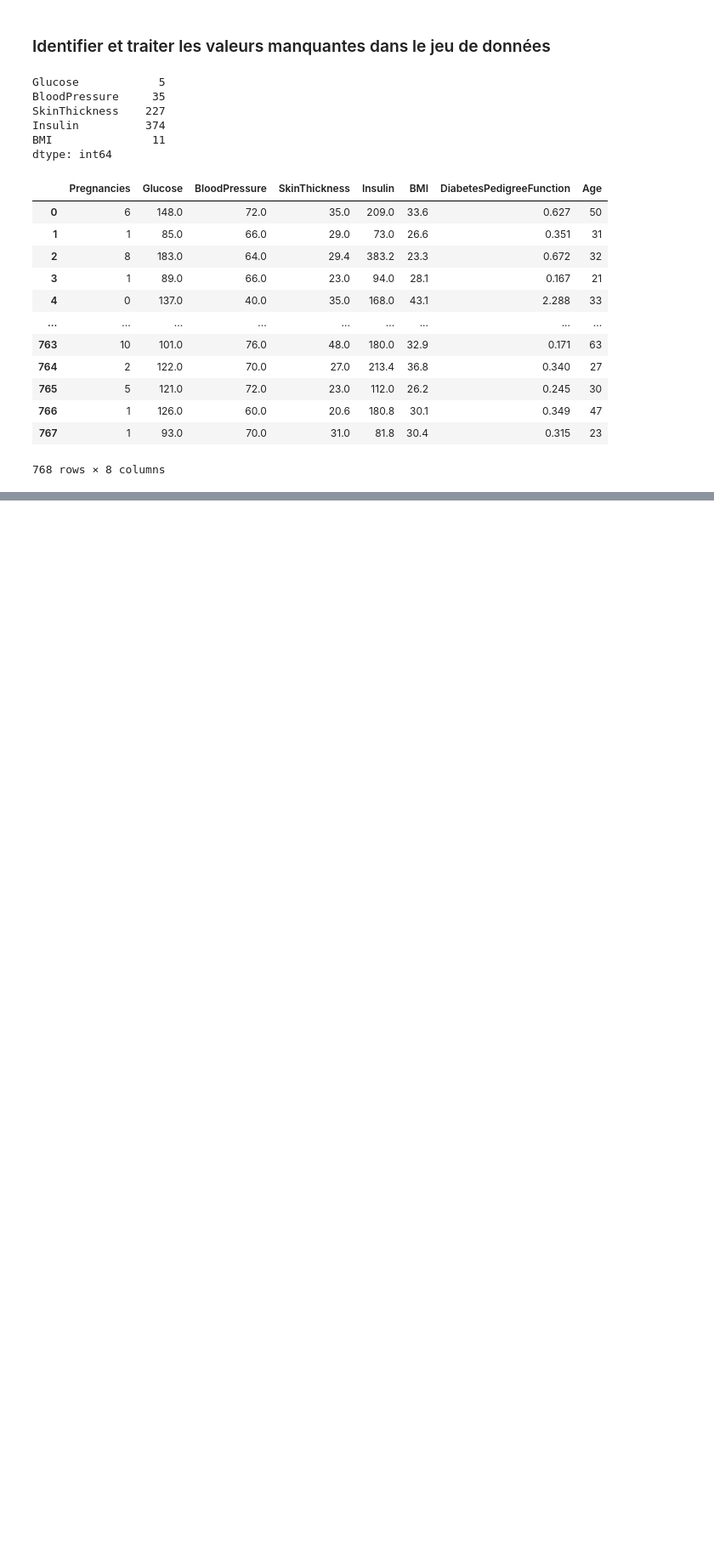
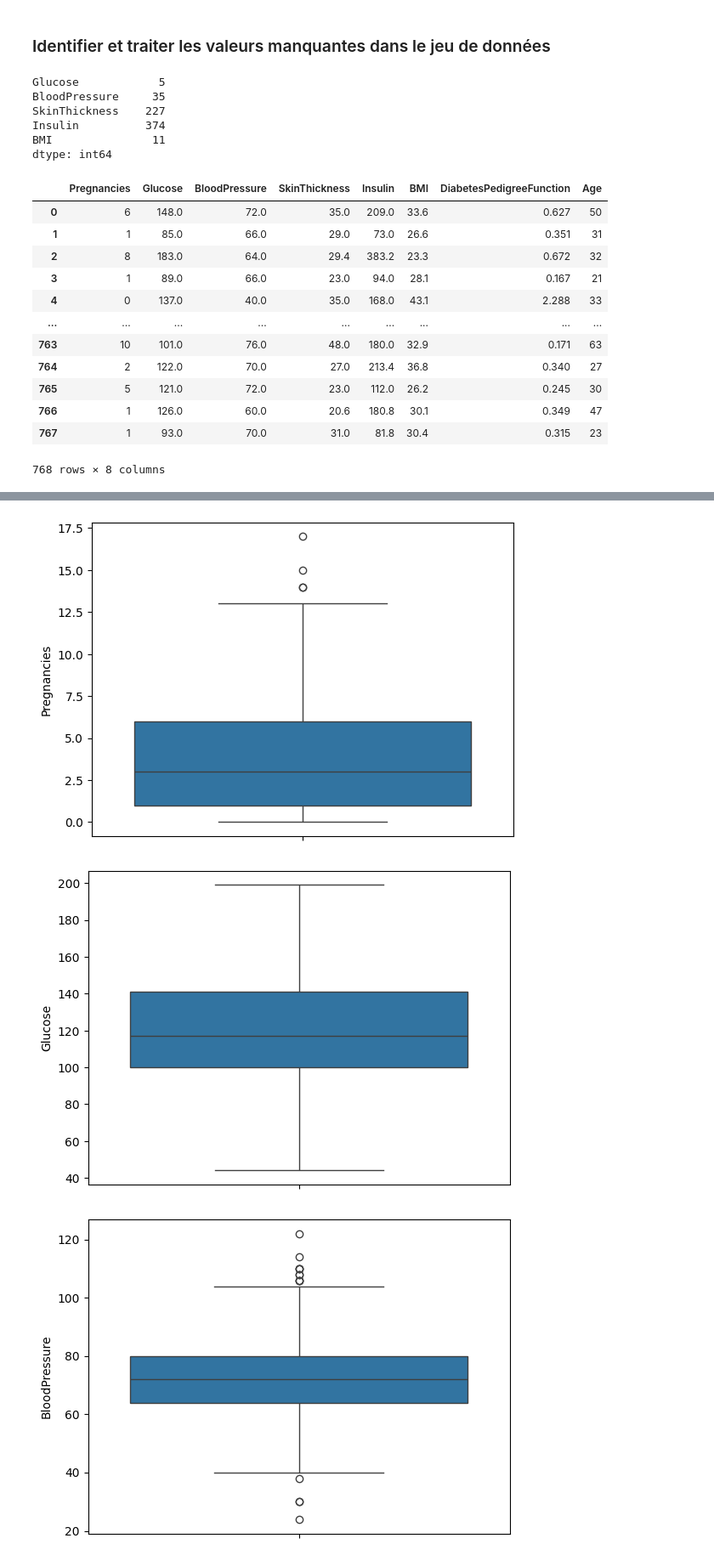
Before and after one commit to elmhmmd/Analyse-et-Pr-diction-du-Risque-de-Diab-te, a Jupyter notebook: Diabetes.ipynb, the cells around one changed output, grey strips where cells are left out. Shown at 85% size. Cells and saved outputs as stored; diff of their text form; code cells hidden in the pictures; blank space fills up the shorter version.

```diff
--- a/Diabetes.ipynb
+++ b/Diabetes.ipynb
@@ -153,0 +156,21 @@ df
+# %%
+sns.boxplot(y=df['Pregnancies'])
+plt.show()
+sns.boxplot(y=df['Glucose'])
+plt.show()
+sns.boxplot(y=df['BloodPressure'])
+plt.show()
+sns.boxplot(y=df['SkinThickness'])
+plt.show()
+sns.boxplot(y=df['Insulin'])
+plt.show()
+sns.boxplot(y=df['BMI'])
+plt.show()
+sns.boxplot(y=df['DiabetesPedigreeFunction'])
+plt.show()
+sns.boxplot(y=df['Age'])
+plt.show()
+# %% [output]
+[figure, added]
+[figure, added]
+[figure, added]
```
Also changed, not shown: parts of 3 cells of this notebook.
